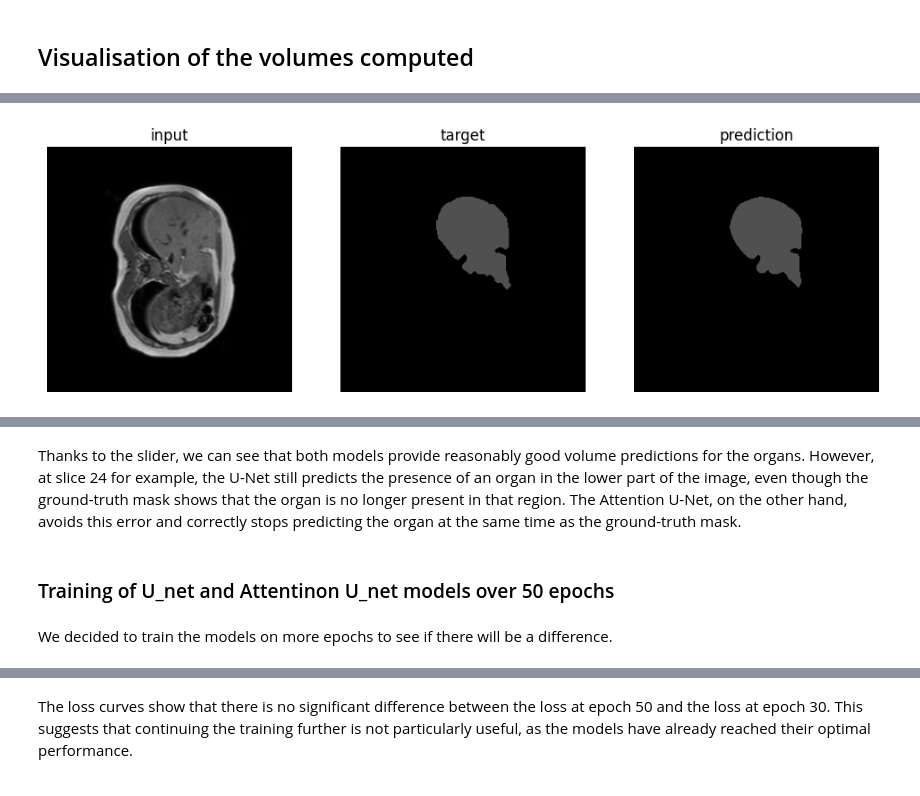
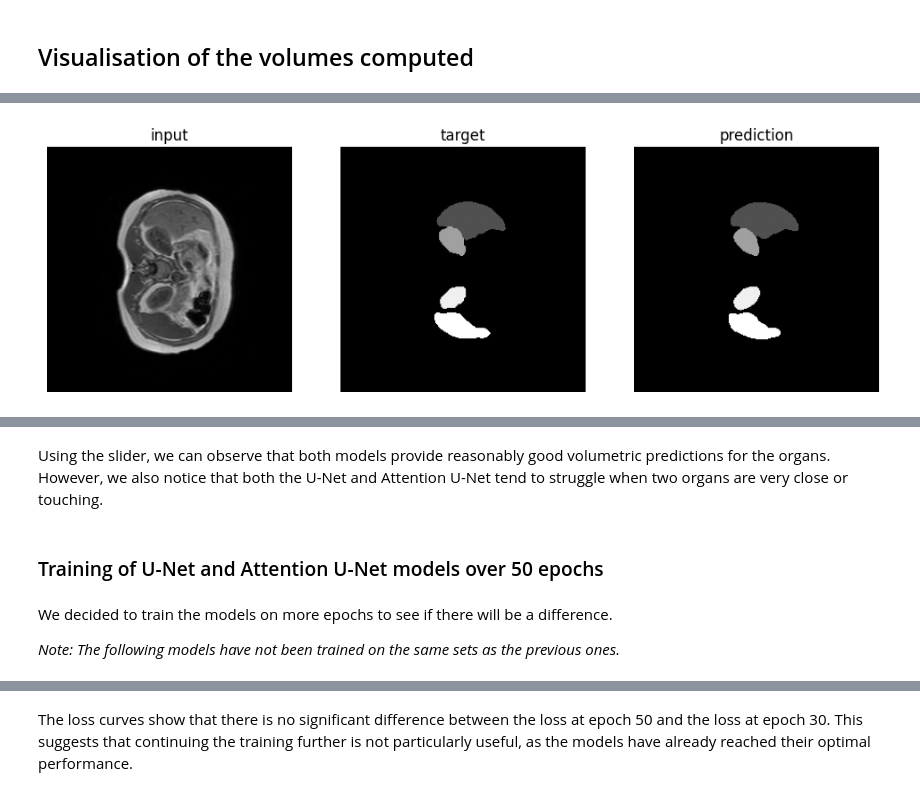
Before and after one commit to YZO4IAETHGe/Attention-based-U-net, a Jupyter notebook: notebook.ipynb, the cells around one changed output, grey strips where cells are left out. Drawn from its saved outputs; the diff is of its cells as text; code cells hidden in the pictures.

```diff
--- a/notebook.ipynb
+++ b/notebook.ipynb
@@ -166,15 +180,17 @@ compare_predictions_ground_truth(U_Net(1,5), "weights/U_Net_weights30_V3.pth", "
 [interactive output not drawn]
 # %%
-compare_predictions_ground_truth(AttU_Net(1,5), "weights/Att_U_Net_weights30_V3.pth", "data/MR-dataset/34-T1DUALin-src.nii.gz", "data/MR-dataset/34-T1DUAL-mask.nii.gz")
+compare_predictions_ground_truth(AttU_Net(1,5), "weights/Att_U_Net_weights30_V6.pth", "data/MR-dataset/34-T1DUALin-src.nii.gz", "data/MR-dataset/34-T1DUAL-mask.nii.gz")
 # %% [output]
-[figure, old version]
+[figure, new version]
 [interactive output not drawn]
-# %% [markdown]
-Thanks to the slider, we can see that both models provide reasonably good volume predictions for the organs. However, at slice 24 for example, the U-Net still predicts the presence of an organ in the lower part of the image, even though the ground-truth mask shows that the organ is no longer present in that region. The Attention U-Net, on the other hand, avoids this error and correctly stops predicting the organ at the same time as the ground-truth mask.
+# %% [markdown]
+Using the slider, we can observe that both models provide reasonably good volumetric predictions for the organs. However, we also notice that both the U-Net and Attention U-Net tend to struggle when two organs are very close or touching.
 # %% [markdown]
-### Training of U_net and Attentinon U_net models over 50 epochs
+### Training of U-Net and Attention U-Net models over 50 epochs
 # %% [markdown]
 We decided to train the models on more epochs to see if there will be a difference.
+
+<i> Note: The following models have not been trained on the same sets as the previous ones. </i>
 # %% [markdown]
 ![Train loss](loss_images/Train_Loss_comparison_between_U-net_and_Attention-U-Net_50_epochs.png)
 ![Validation loss](loss_images/Validation_Loss_comparison_between_U-net_and_Attention-U-Net_50_epochs.png)
```
Also changed, not shown: parts of 29 cells of this notebook, 1 other file.
